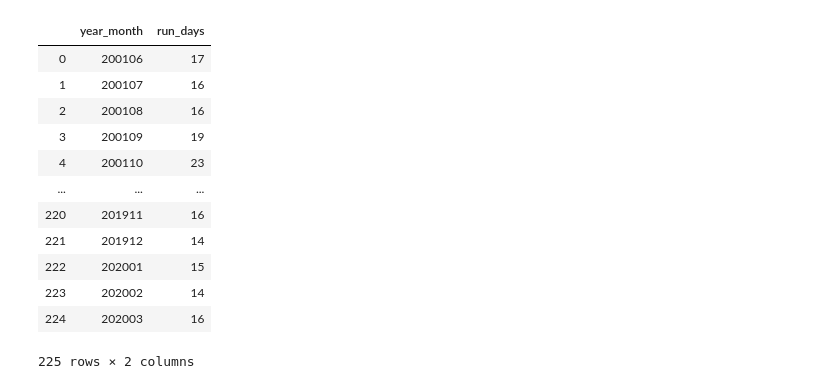
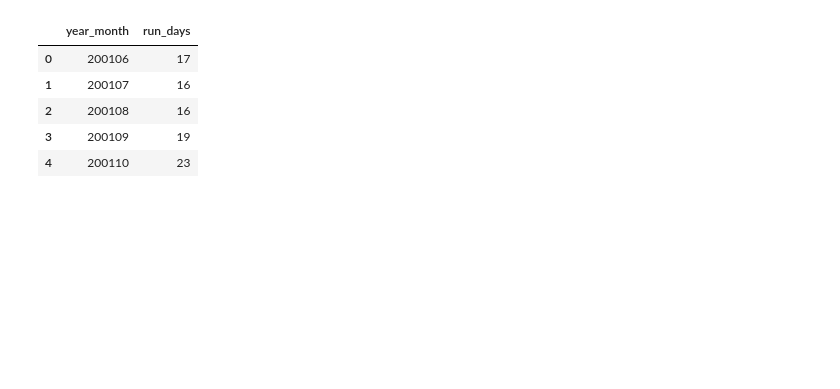
Before and after one commit to ngoodweiler/Data-Analytics-Final_Project, a Jupyter notebook: zone_visualizations.ipynb, the cells around one changed output. Saved outputs shown, nothing was run; the diff lists cells and outputs as text; code cells hidden in the pictures; blank space fills up the shorter version.

```diff
--- a/zone_visualizations.ipynb
+++ b/zone_visualizations.ipynb
@@ -60,18 +53,11 @@ zone_df.sort_values('zone_percent_extracted_total')
 # %%
 month_data = pd.read_csv('Resources/month_days.csv',index_col=False)
-month_data
+month_data.head()
 # %% [output]
 |  | year_month | run_days |
 | 0 | 200106 | 17 |
 | 1 | 200107 | 16 |
 | 2 | 200108 | 16 |
 | 3 | 200109 | 19 |
 | 4 | 200110 | 23 |
-| ... | ... | ... |
-| 220 | 201911 | 16 |
-| 221 | 201912 | 14 |
-| 222 | 202001 | 15 |
-| 223 | 202002 | 14 |
-| 224 | 202003 | 16 |
-225 rows × 2 columns
 # %%
```
Also changed, not shown: parts of 20 cells of this notebook, 9 other files.
